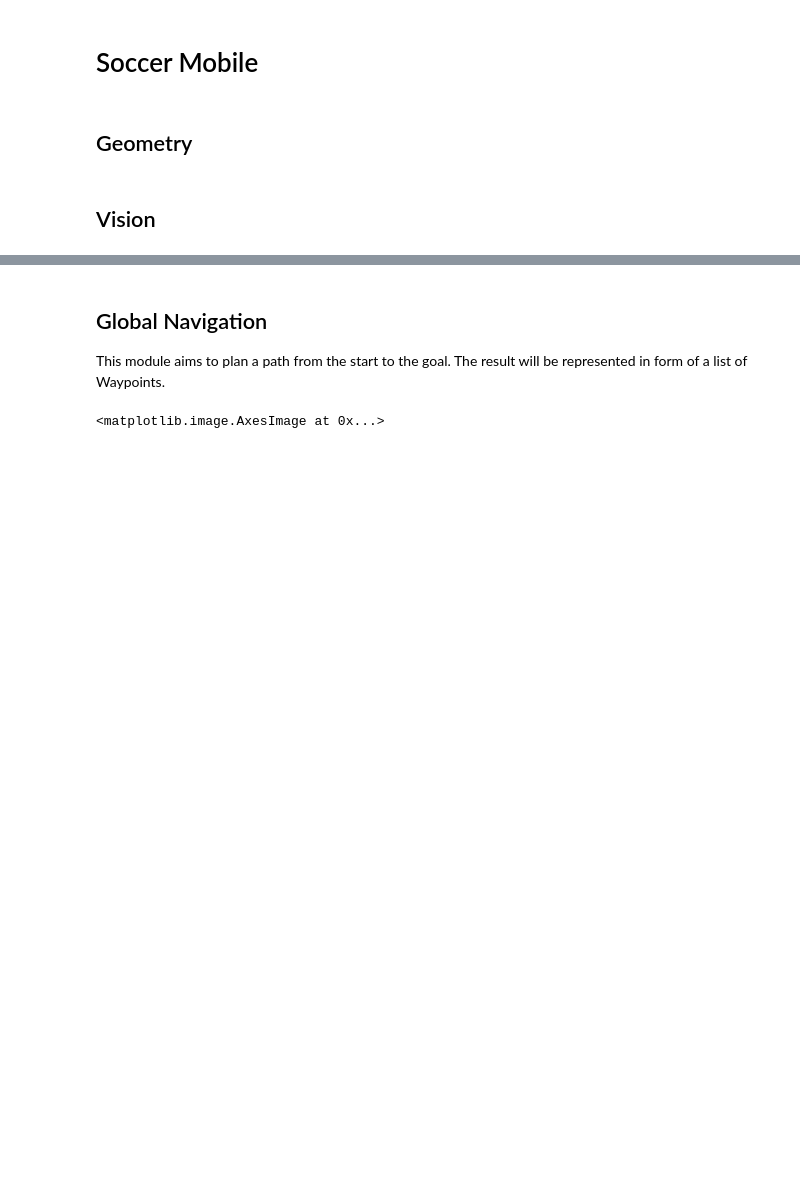
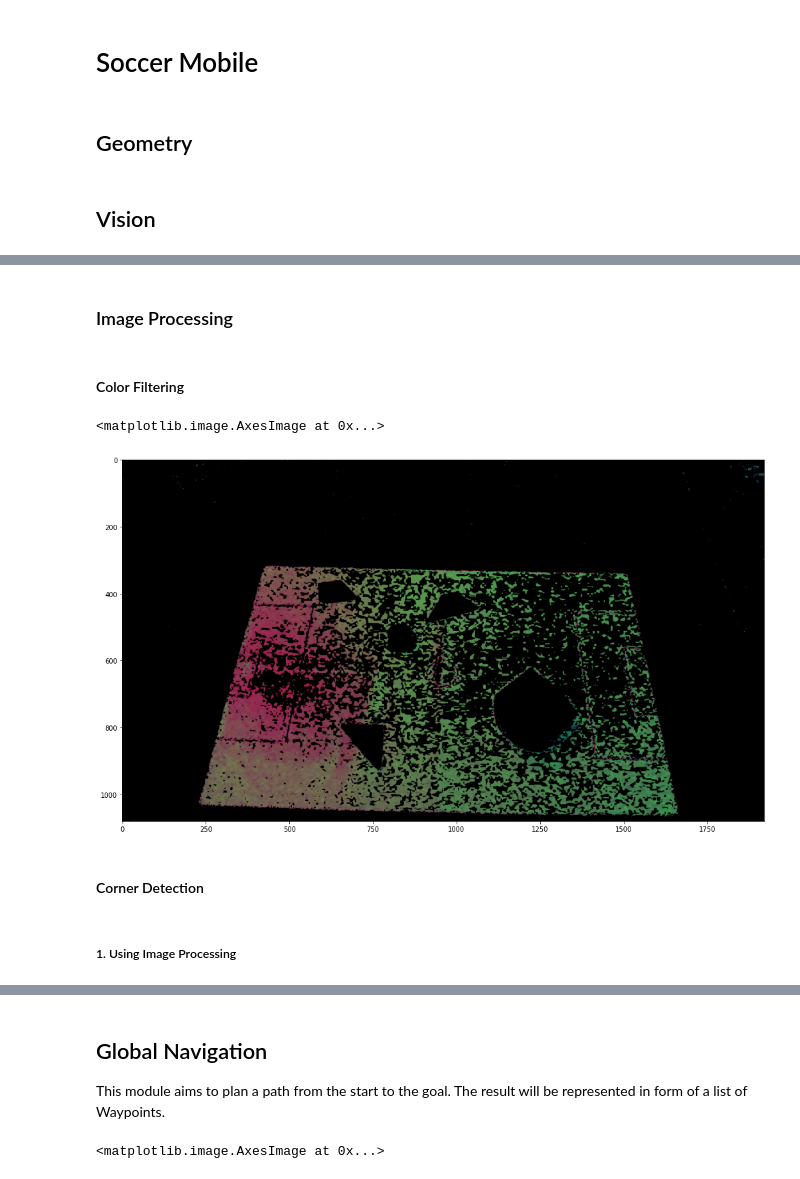
Before and after one commit to CharlieLeee/Mobile_Soccer, a Jupyter notebook: soccer_player.ipynb, the cells around one changed output, grey strips where cells are left out. Cells and saved outputs as stored; diff of their text form; code cells hidden in the pictures; blank space fills up the shorter version.

```diff
--- a/soccer_player.ipynb
+++ b/soccer_player.ipynb
@@ -26,0 +23,15 @@ TypeError: __init__() missing 2 required positional arguments: 'x' and 'y'
+# %% [markdown]
+### Image Processing
+# %% [markdown]
+#### Color Filtering
+# %%
+color = 'green'
+green_mask = VisionProcessor.color_filter(img, color=color)
+plt.imshow(cv2.cvtColor(green_mask, cv2.COLOR_RGB2BGR))
+# %% [output]
+<matplotlib.image.AxesImage at 0x...>
+[figure, added]
+# %% [markdown]
+#### Corner Detection
+# %% [markdown]
+##### 1. Using Image Processing
```
Also changed, not shown: parts of 16 cells of this notebook, 3 other files.
